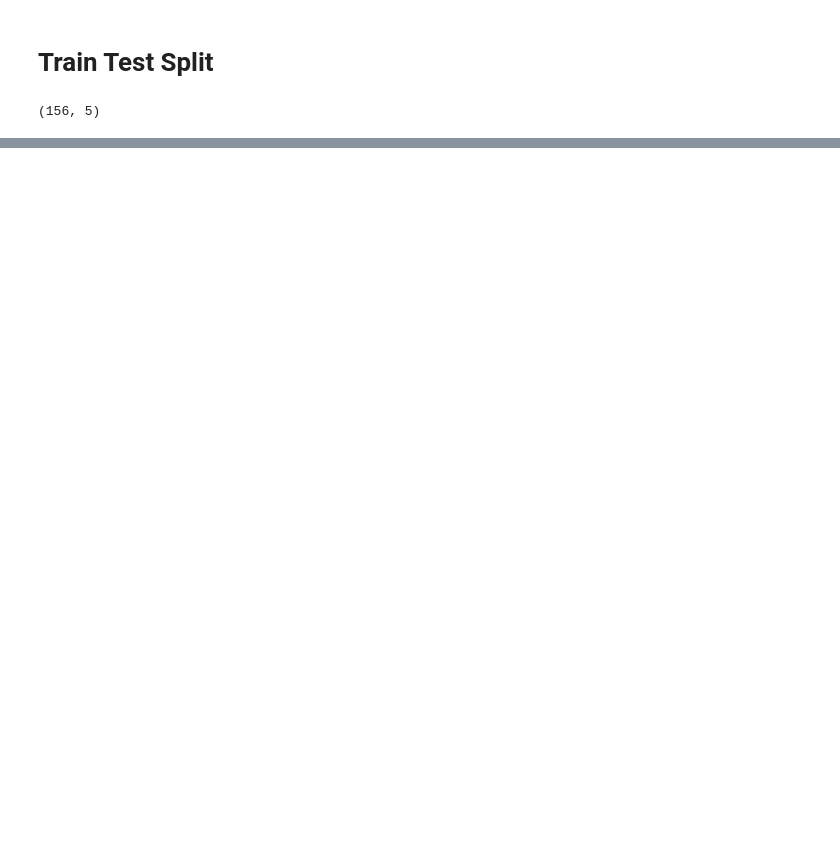
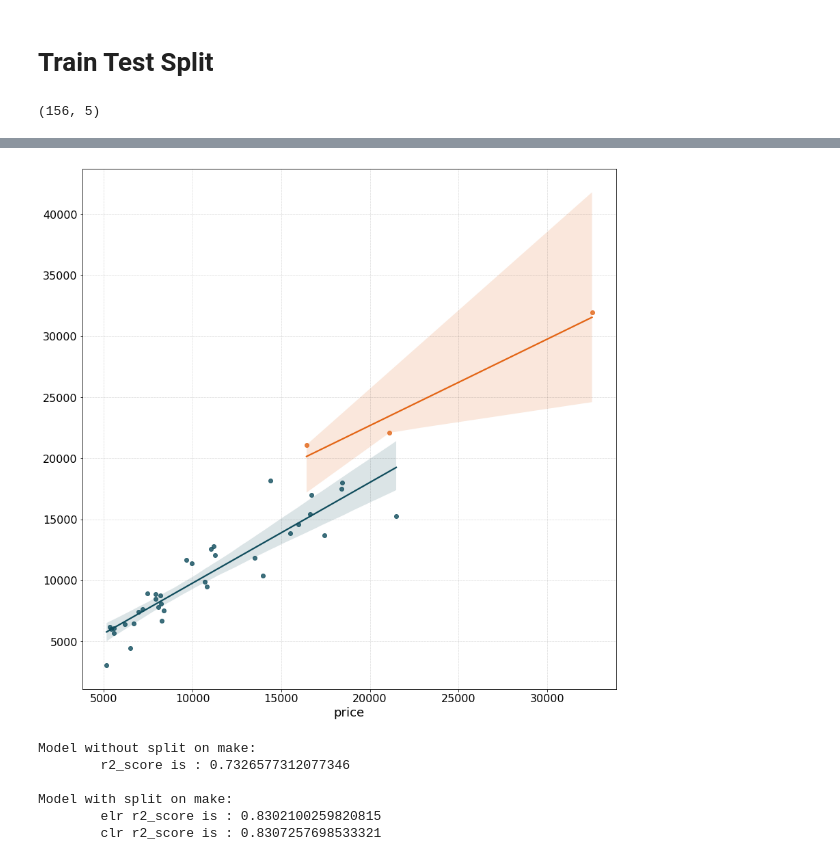
Before and after one commit to Maruf-Ahmad-khan/Car_Price_Prediction_Sklearn_Column_Transformation, a Jupyter notebook: Custom Estimator.ipynb, the cells around one changed output, grey strips where cells are left out. Saved outputs shown, nothing was run; the diff lists cells and outputs as text; code cells hidden in the pictures; blank space fills up the shorter version.

```diff
--- a/Custom Estimator.ipynb
+++ b/Custom Estimator.ipynb
@@ -451,3 +451,6 @@ y_test_wout = y_test_w.copy()
 X_train_wout.shape
 # %% [output]
 (156, 5)
+# %%
+ecars = df_model["make"].loc[df_model['price'] > 25000].unique()
+ecars
@@ -453,0 +575,11 @@ X_train_wout.shape
+# %%
+elr_params = {}
+clr_params = {}
+
+wslr = WithSplitLinearRegression(
+    ecars = ecars,
+    elr_params = elr_params,
+    clr_params = clr_params
+).fit(X_train_w, y_train_w)
+# %%
+y_pred_e, y_pred_c = wslr.predict(X_test_w)
@@ -453,0 +606,33 @@ X_train_wout.shape
+# %%
+_ , ax = plt.subplots( figsize =(14, 14))
+
+sns.regplot(
+    x = y_test_w.loc[ecars_indx],
+    y = y_pred_e,
+    ax = ax,
+    color = palette[3]
+)
+
+sns.regplot(
+    x = y_test_w[~y_test_w.index.isin(ecars_indx)],
+    y = y_pred_c,
+    ax = ax,
+    color = palette[4]
+)
+plt.show()
+# %% [output]
+[figure, added]
+# %%
+print("Model without split on make:")
+print(f"\tr2_score is : {r2_score_wout}\n")
+
+print("Model with split on make:")
+print(f"\telr r2_score is : {r2_score_elr}")
+print(f"\tclr r2_score is : {r2_score_clr}")
+# %% [output]
+Model without split on make:
+        r2_score is : 0.7326577312077346
+
+Model with split on make:
+        elr r2_score is : 0.8302100259820815
+        clr r2_score is : 0.8307257698533321
```
Also changed, not shown: parts of 23 cells of this notebook, 7 other files.
